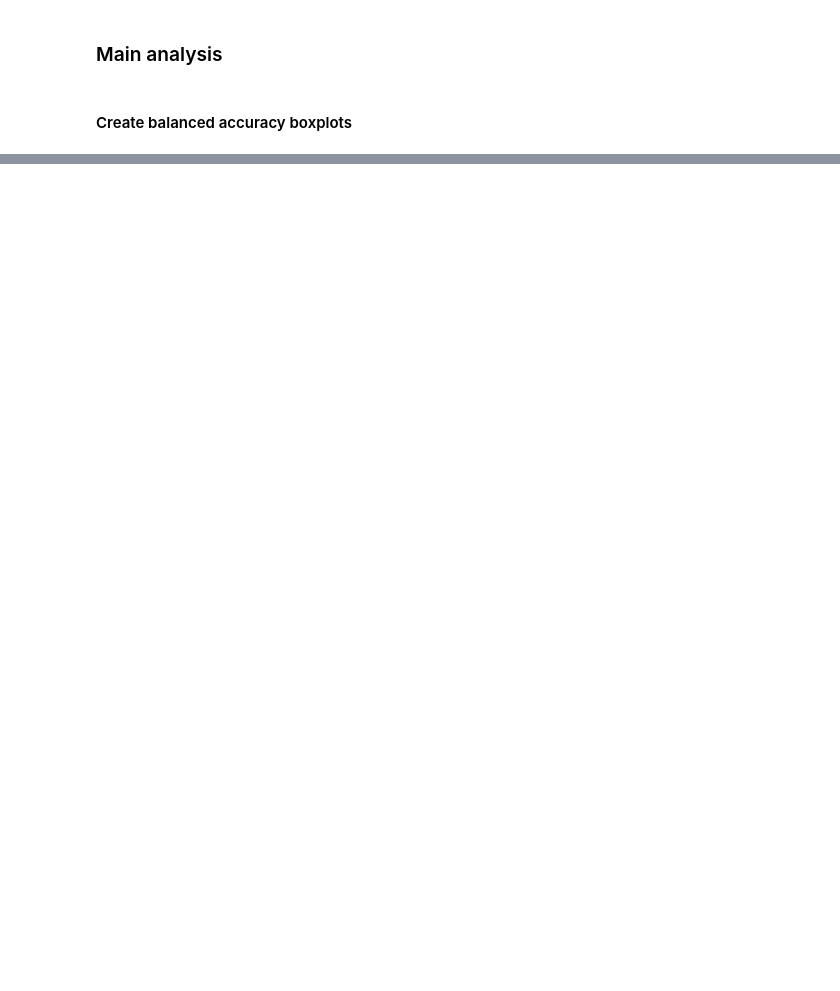
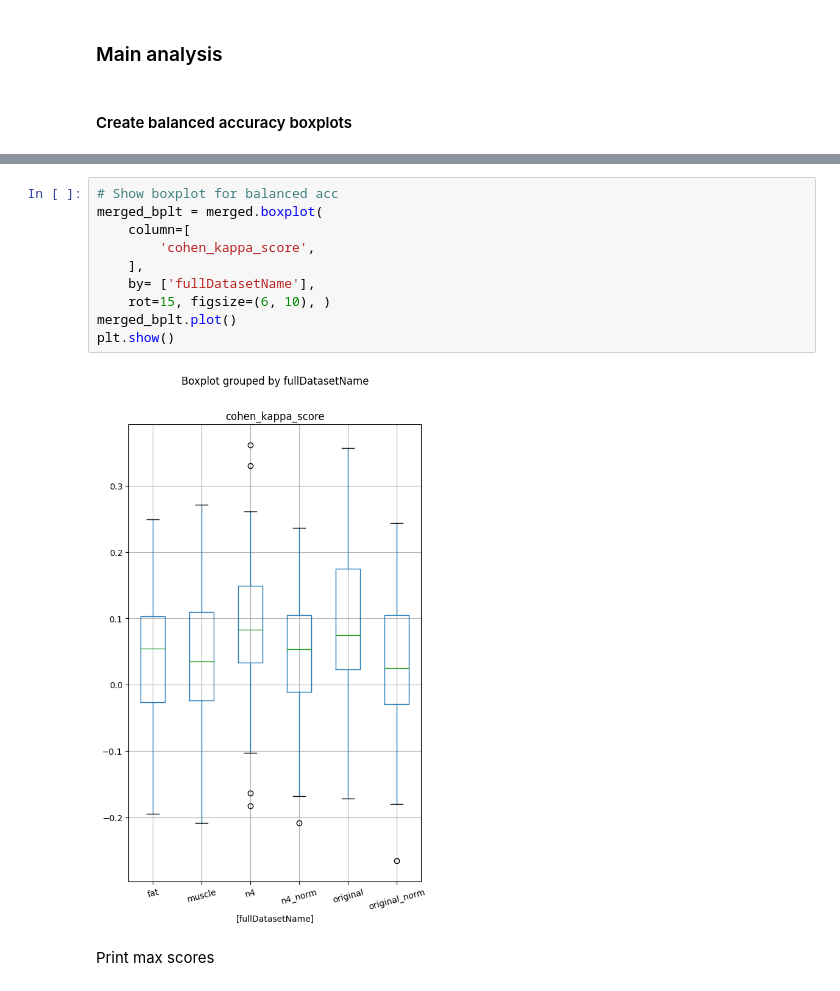
Before and after one commit to szafeiris/bme-master-thesis, a Jupyter notebook: bme-master-thesis-szafeiris-results-analysis.ipynb, the cells around one changed output, grey strips where cells are left out. Saved outputs shown, nothing was run; the diff lists cells and outputs as text; blank space fills up the shorter version.

```diff
--- a/bme-master-thesis-szafeiris-results-analysis.ipynb
+++ b/bme-master-thesis-szafeiris-results-analysis.ipynb
@@ -53,0 +97,14 @@ NameError: name 'merged' is not defined
+# %%
+# Show boxplot for balanced acc
+merged_bplt = merged.boxplot(
+    column=[
+        'cohen_kappa_score',
+    ],
+    by= ['fullDatasetName'],
+    rot=15, figsize=(6, 10), )
+merged_bplt.plot()
+plt.show()
+# %% [output]
+[figure, added]
+# %% [markdown]
+Print max scores
```
Also changed, not shown: parts of 19 cells of this notebook.
